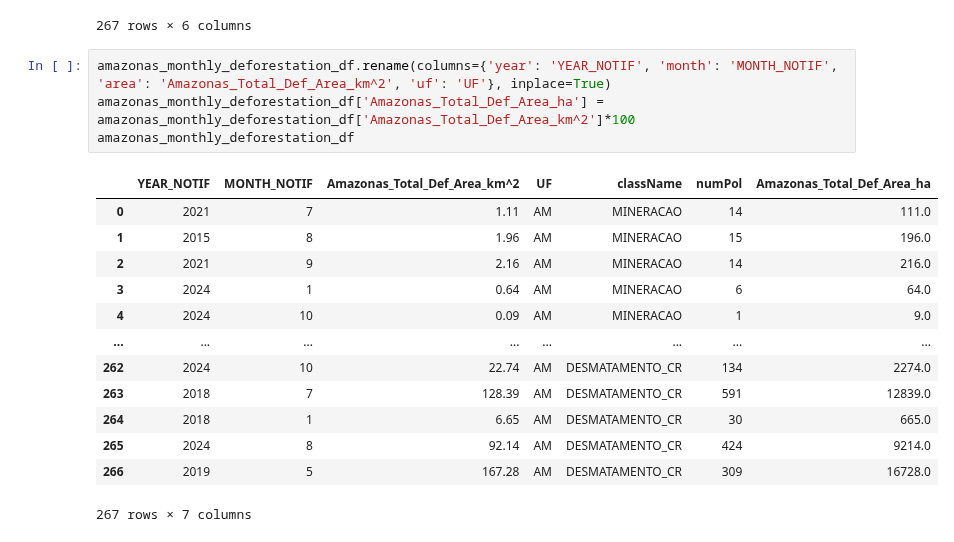
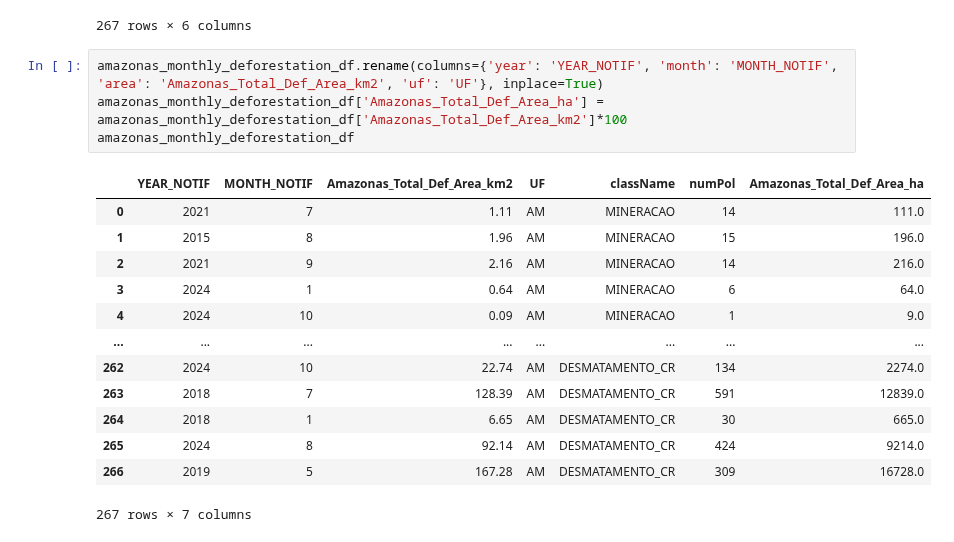
Before and after one commit to RaphaLevy/Study_on_Malaria_dynamics, a Jupyter notebook: mapbiomas_data/Deter_Data_Treatment.ipynb, the cells around one changed output. Saved outputs shown, nothing was run; the diff lists cells and outputs as text.

```diff
--- a/mapbiomas_data/Deter_Data_Treatment.ipynb
+++ b/mapbiomas_data/Deter_Data_Treatment.ipynb
@@ -21,11 +23,11 @@ amazonas_monthly_deforestation_df
 | 266 | 2019 | 5 | 167.28 | AM | DESMATAMENTO_CR | 309 |
 267 rows × 6 columns
 # %%
-amazonas_monthly_deforestation_df.rename(columns={'year': 'YEAR_NOTIF', 'month': 'MONTH_NOTIF', 'area': 'Amazonas_Total_Def_Area_km^2', 'uf': 'UF'}, inplace=True)
-amazonas_monthly_deforestation_df['Amazonas_Total_Def_Area_ha'] = amazonas_monthly_deforestation_df['Amazonas_Total_Def_Area_km^2']*100
+amazonas_monthly_deforestation_df.rename(columns={'year': 'YEAR_NOTIF', 'month': 'MONTH_NOTIF', 'area': 'Amazonas_Total_Def_Area_km2', 'uf': 'UF'}, inplace=True)
+amazonas_monthly_deforestation_df['Amazonas_Total_Def_Area_ha'] = amazonas_monthly_deforestation_df['Amazonas_Total_Def_Area_km2']*100
 amazonas_monthly_deforestation_df
 # %% [output]
-|  | YEAR_NOTIF | MONTH_NOTIF | Amazonas_Total_Def_Area_km^2 | UF | className | numPol | Amazonas_Total_Def_Area_ha |
+|  | YEAR_NOTIF | MONTH_NOTIF | Amazonas_Total_Def_Area_km2 | UF | className | numPol | Amazonas_Total_Def_Area_ha |
 | 0 | 2021 | 7 | 1.11 | AM | MINERACAO | 14 | 111.0 |
 | 1 | 2015 | 8 | 1.96 | AM | MINERACAO | 15 | 196.0 |
 | 2 | 2021 | 9 | 2.16 | AM | MINERACAO | 14 | 216.0 |
```
Also changed, not shown: parts of 4 cells of this notebook.
